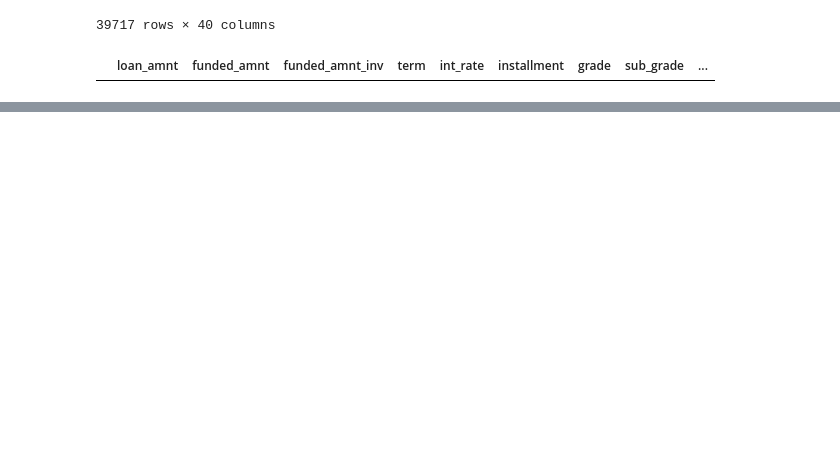
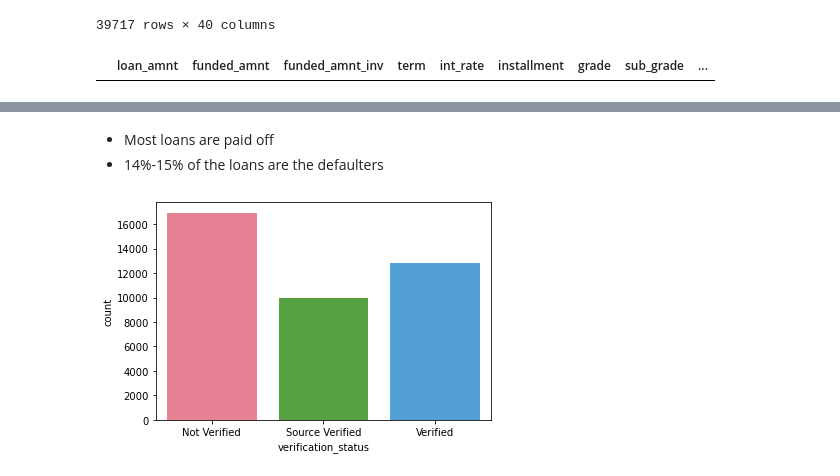
Before and after one commit to kushlulla/Lending_Club_Case_Study, a Jupyter notebook: Kush.ipynb, the cells around one changed output, grey strips where cells are left out. Saved outputs shown, nothing was run; the diff lists cells and outputs as text; code cells hidden in the pictures; blank space fills up the shorter version.

```diff
--- a/Kush.ipynb
+++ b/Kush.ipynb
@@ -304,0 +353,9 @@ LC_Data_Nullcol_Dropped.to_csv("New_Data.csv", index=False,mode='w+')
+# %% [markdown]
+* Most loans are paid off
+* 14%-15% of the loans are the defaulters
+# %%
+# visualize Verification status
+sns.countplot(x= Data_LC['verification_status'],palette="husl")
+plt.show()
+# %% [output]
+[figure, added]
```
Also changed, not shown: parts of 26 cells of this notebook, 1 other file.
